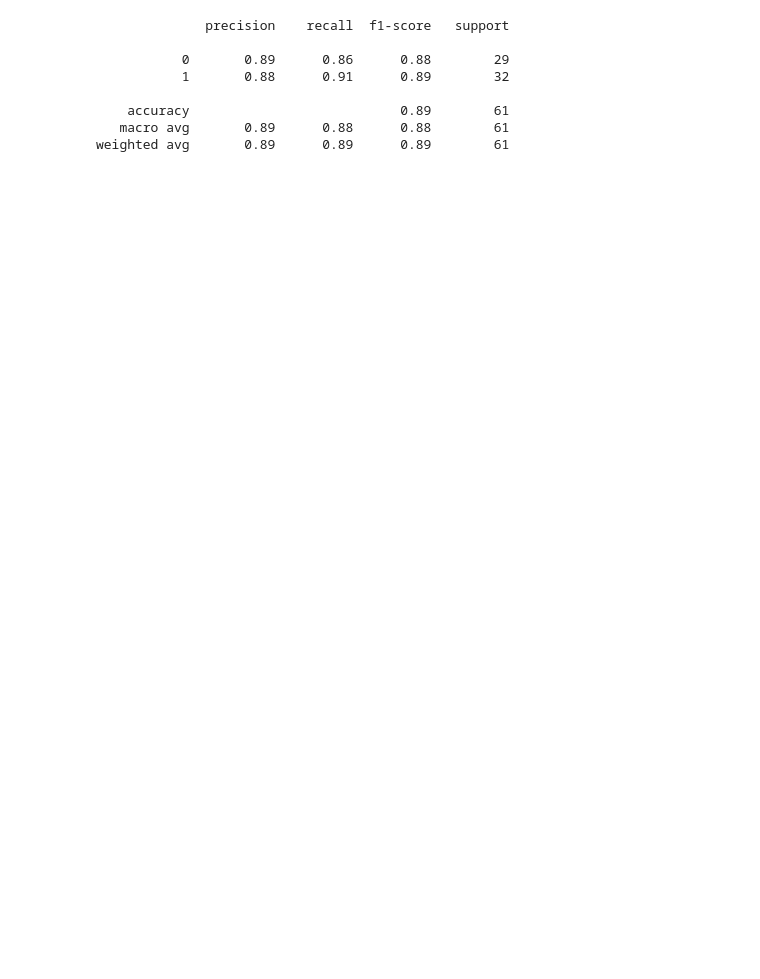
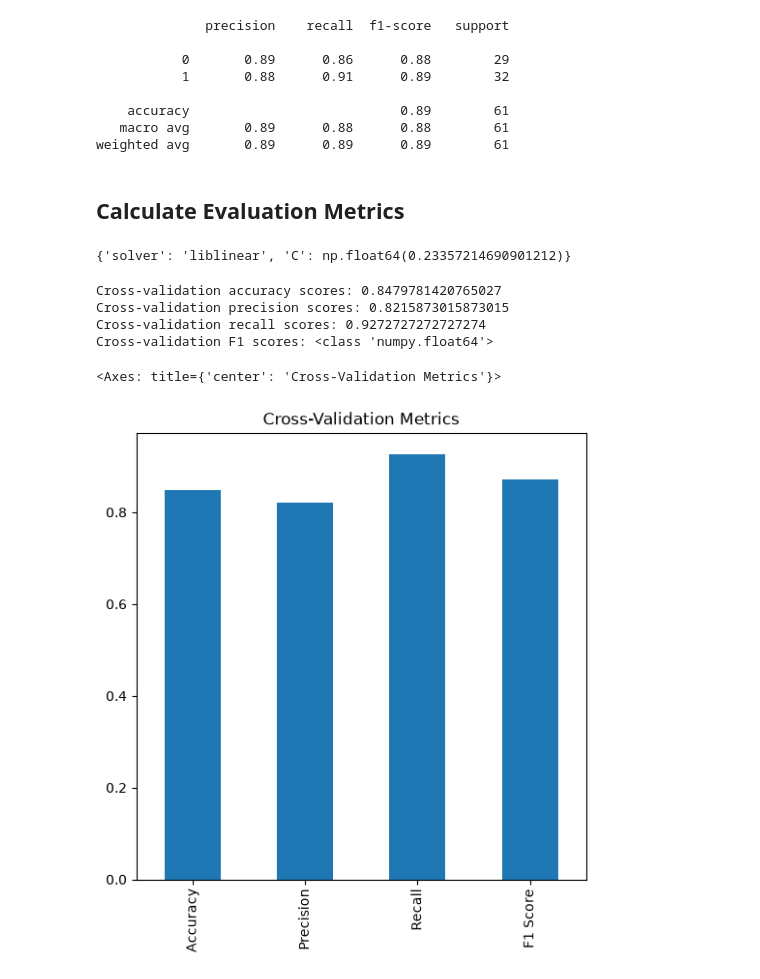
Before and after one commit to ayushbali/heart-disease-classifier, a Jupyter notebook: heart-disease-classifier.ipynb, the cells around one changed output. Drawn from its saved outputs; the diff is of its cells as text; code cells hidden in the pictures; blank space fills up the shorter version.

Commit message:
plotted evaluation metrics for the model

```diff
--- a/heart-disease-classifier.ipynb
+++ b/heart-disease-classifier.ipynb
@@ -591,3 +591,48 @@ print(classification_report(y_test, y_preds))
     accuracy                           0.89        61
    macro avg       0.89      0.88      0.88        61
 weighted avg       0.89      0.89      0.89        61
+# %% [markdown]
+## Calculate Evaluation Metrics
+# %%
+rs_log_reg.best_params_
+# %% [output]
+{'solver': 'liblinear', 'C': np.float64(0.23357214690901212)}
+# %%
+clf = LogisticRegression(C=0.20433597178569418, solver='liblinear')
+
+# Cross-validation accuracy
+cv_accuracy = cross_val_score(clf, X, y, cv=5, scoring='accuracy')
+cv_accuracy = np.mean(cv_accuracy)
+print(f'Cross-validation accuracy scores: {cv_accuracy}')
+
+# Cross-validation precision
+cv_precision = cross_val_score(clf, X, y, cv=5, scoring='precision')
+cv_precision = np.mean(cv_precision)
+print(f'Cross-validation precision scores: {cv_precision}')
+
+# Cross-validation recall
+cv_recall = cross_val_score(clf, X, y, cv=5, scoring='recall')
+cv_recall = np.mean(cv_recall)
+print(f'Cross-validation recall scores: {cv_recall}')
+
+# Cross-validation F1 score
+cv_f1 = cross_val_score(clf, X, y, cv=5, scoring='f1')
+cv_f1 = np.mean(cv_f1)
+print(f'Cross-validation F1 scores: {cv_f1}')
+# %% [output]
+Cross-validation accuracy scores: 0.8479781420765027
+Cross-validation precision scores: 0.8215873015873015
+Cross-validation recall scores: 0.9272727272727274
+Cross-validation F1 scores: <class 'numpy.float64'>
+# %%
+cv_metrics = pd.DataFrame({
+    "Accuracy": [cv_accuracy],
+    "Precision": [cv_precision],
+    "Recall": [cv_recall],
+    "F1 Score": [cv_f1]
+}, index=[0])
+cv_metrics
+cv_metrics.T.plot.bar(figsize=(6, 6), legend=False, title='Cross-Validation Metrics')
+# %% [output]
+<Axes: title={'center': 'Cross-Validation Metrics'}>
+[figure, added]
```
Also changed, not shown: parts of 2 cells of this notebook.
